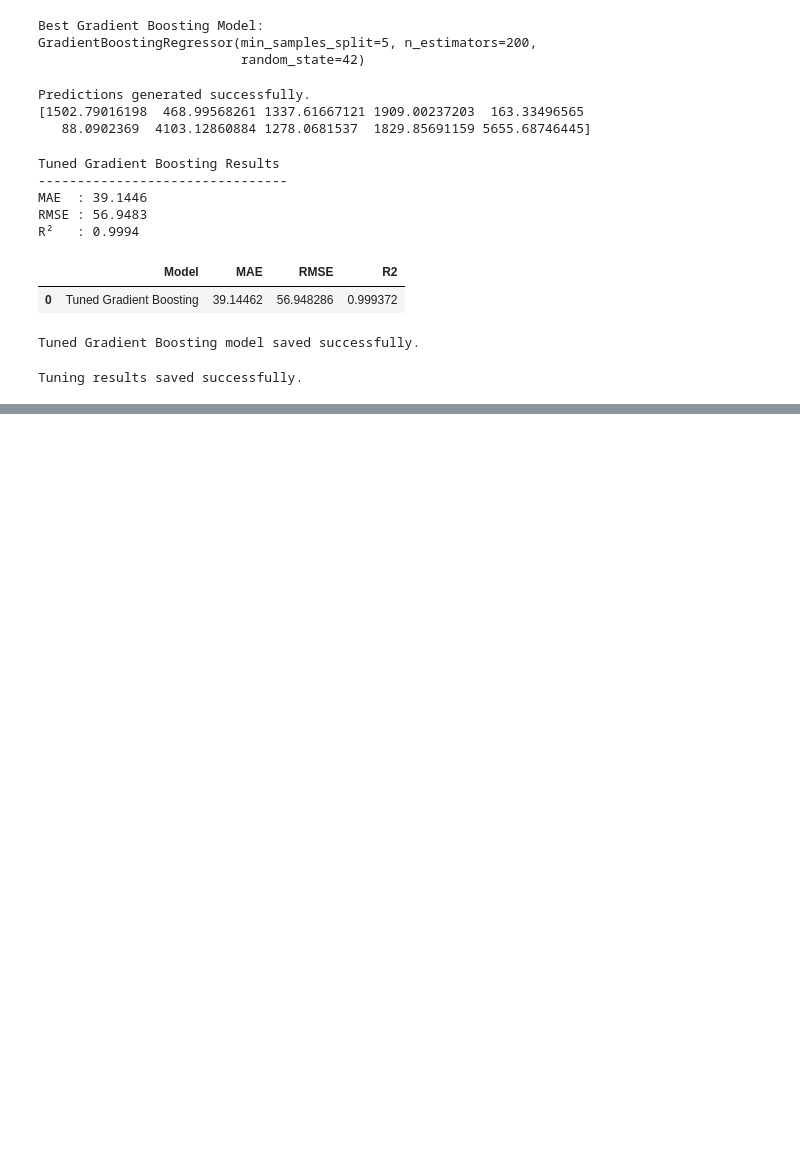
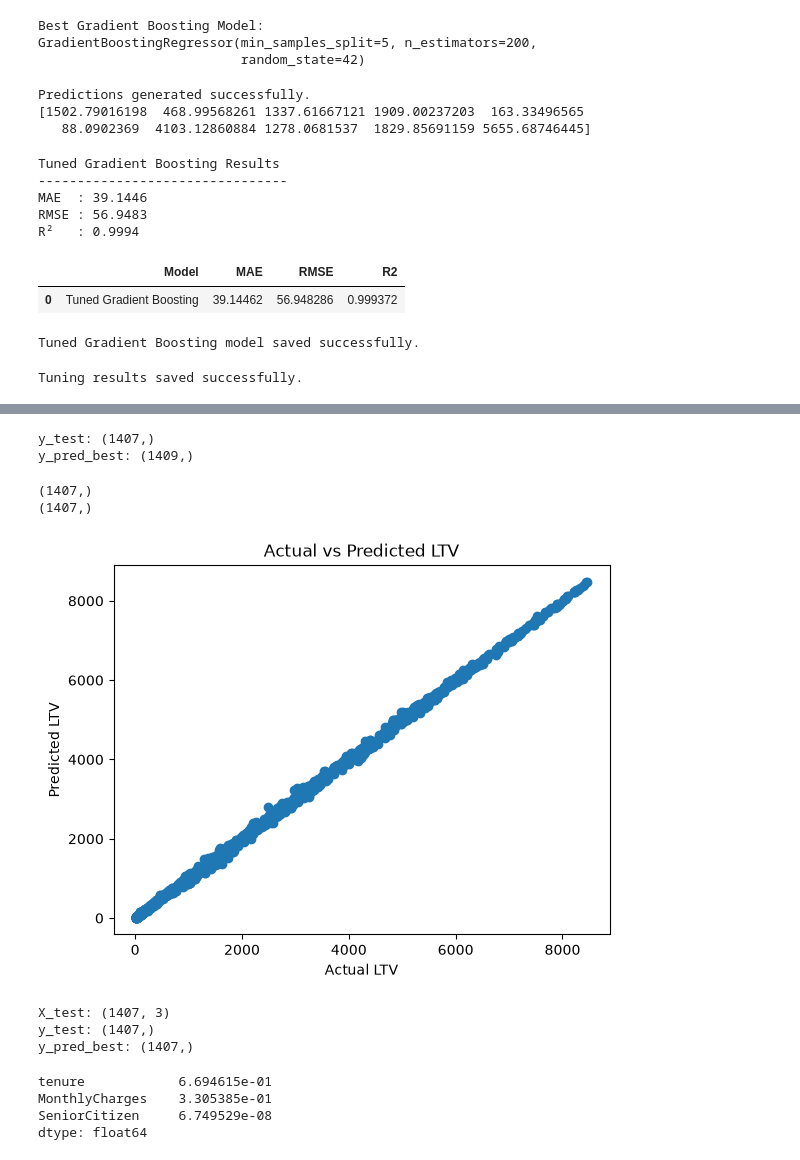
Before and after one commit to begamafreen8088-afk/zaalima-data-analytic, a Jupyter notebook: Notebooks/person2_eda.ipynb, the cells around one changed output, grey strips where cells are left out. Cells and saved outputs as stored; diff of their text form; code cells hidden in the pictures; blank space fills up the shorter version.

Commit message:
feat: add LTV feature importance analysis

```diff
--- a/Notebooks/person2_eda.ipynb
+++ b/Notebooks/person2_eda.ipynb
@@ -2088,0 +2139,42 @@ Tuning results saved successfully.
+# %%
+print("y_test:", y_test.shape)
+print("y_pred_best:", y_pred_best.shape)
+# %% [output]
+y_test: (1407,)
+y_pred_best: (1409,)
+# %%
+y_pred_best = best_gb_model.predict(X_test)
+# %%
+print(y_test.shape)
+print(y_pred_best.shape)
+# %% [output]
+(1407,)
+(1407,)
+# %%
+plt.scatter(y_test, y_pred_best)
+plt.xlabel("Actual LTV")
+plt.ylabel("Predicted LTV")
+plt.title("Actual vs Predicted LTV")
+plt.show()
+# %% [output]
+[figure, added]
+# %%
+print("X_test:", X_test.shape)
+print("y_test:", y_test.shape)
+print("y_pred_best:", y_pred_best.shape)
+# %% [output]
+X_test: (1407, 3)
+y_test: (1407,)
+y_pred_best: (1407,)
+# %%
+importance = pd.Series(
+    best_gb_model.feature_importances_,
+    index=X_train.columns
+).sort_values(ascending=False)
+
+print(importance.head(10))
+# %% [output]
+tenure            6.694615e-01
+MonthlyCharges    3.305385e-01
+SeniorCitizen     6.749529e-08
+dtype: float64
```
Also changed, not shown: parts of 14 cells of this notebook, 2 other files.
